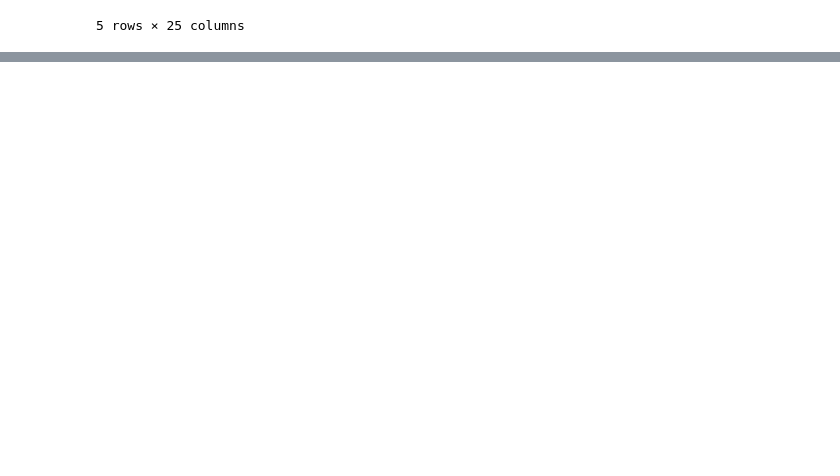
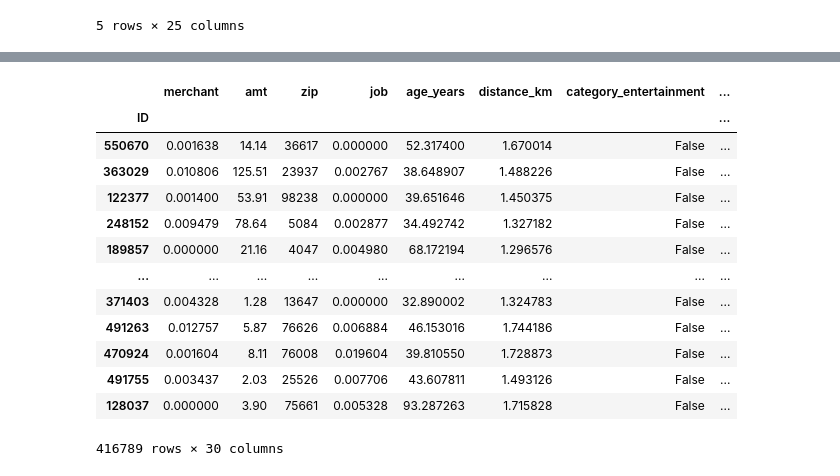
Before and after one commit to john-a-ellis/Credit_Card_Fraud, a Jupyter notebook: Fraud_ETL.ipynb, the cells around one changed output, grey strips where cells are left out. Cells and saved outputs as stored; diff of their text form; code cells hidden in the pictures; blank space fills up the shorter version.

```diff
--- a/Fraud_ETL.ipynb
+++ b/Fraud_ETL.ipynb
@@ -241,0 +317,2 @@ fraud
+# %%
+X[dummy_columns] = dummies[dummy_columns]
@@ -241,0 +339,3 @@ fraud
+# %%
+X.drop(['is_fraud', 'category', 'cc_num', 'state', 'city', 'city_pop', 'date_dob', 'gender', 'first', 'last', 'street', 'dob', 'trans_date_trans_time', 'dt_trans_date_time', 'lat', 'long', 'merch_lat', 'merch_long', 'trans_num', 'unix_time', 'region'], axis=1, inplace=True)
+X.info()
@@ -242 +381,28 @@ fraud
+# %%
+# creating Target Encoder with only the training features and training targets
+myEncoder = TargetEncoder(random_state = 1)
+X_train_encoded = myEncoder.fit_transform(X_train[['merchant', 'job' ]], y_train)
+X_test_encoded = myEncoder.transform(X_test[['merchant', 'job' ]])
+# %%
+X_train_enc_df=X_train.copy()
+X_test_enc_df=X_test.copy()
+X_train_enc_df[['merchant', 'job' ]]=X_train_encoded
+X_test_enc_df[['merchant',  'job' ]]=X_test_encoded
+# %%
+X_train_enc_df
+# %% [output]
+|  | merchant | amt | zip | job | age_years | distance_km | category_entertainment | ... |
+| ID |  |  |  |  |  |  |  | ... |
+| 550670 | 0.001638 | 14.14 | 36617 | 0.000000 | 52.317400 | 1.670014 | False | ... |
+| 363029 | 0.010806 | 125.51 | 23937 | 0.002767 | 38.648907 | 1.488226 | False | ... |
+| 122377 | 0.001400 | 53.91 | 98238 | 0.000000 | 39.651646 | 1.450375 | False | ... |
+| 248152 | 0.009479 | 78.64 | 5084 | 0.002877 | 34.492742 | 1.327182 | False | ... |
+| 189857 | 0.000000 | 21.16 | 4047 | 0.004980 | 68.172194 | 1.296576 | False | ... |
+| ... | ... | ... | ... | ... | ... | ... | ... | ... |
+| 371403 | 0.004328 | 1.28 | 13647 | 0.000000 | 32.890002 | 1.324783 | False | ... |
+| 491263 | 0.012757 | 5.87 | 76626 | 0.006884 | 46.153016 | 1.744186 | False | ... |
+| 470924 | 0.001604 | 8.11 | 76008 | 0.019604 | 39.810550 | 1.728873 | False | ... |
+| 491755 | 0.003437 | 2.03 | 25526 | 0.007706 | 43.607811 | 1.493126 | False | ... |
+| 128037 | 0.000000 | 3.90 | 75661 | 0.005328 | 93.287263 | 1.715828 | False | ... |
+416789 rows × 30 columns
 # %%
```
Also changed, not shown: parts of 47 cells of this notebook.
